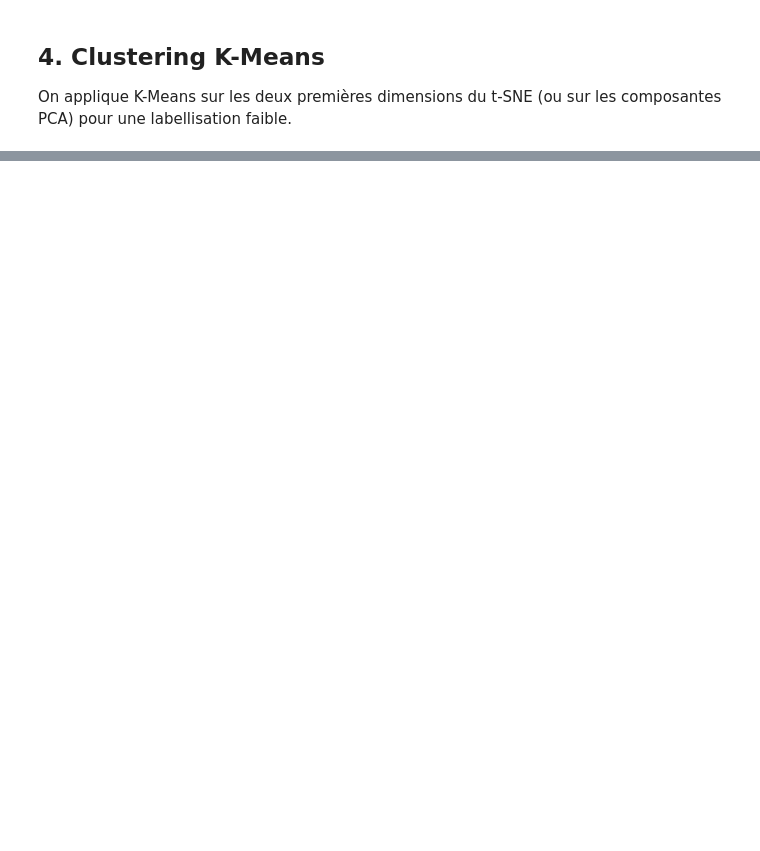
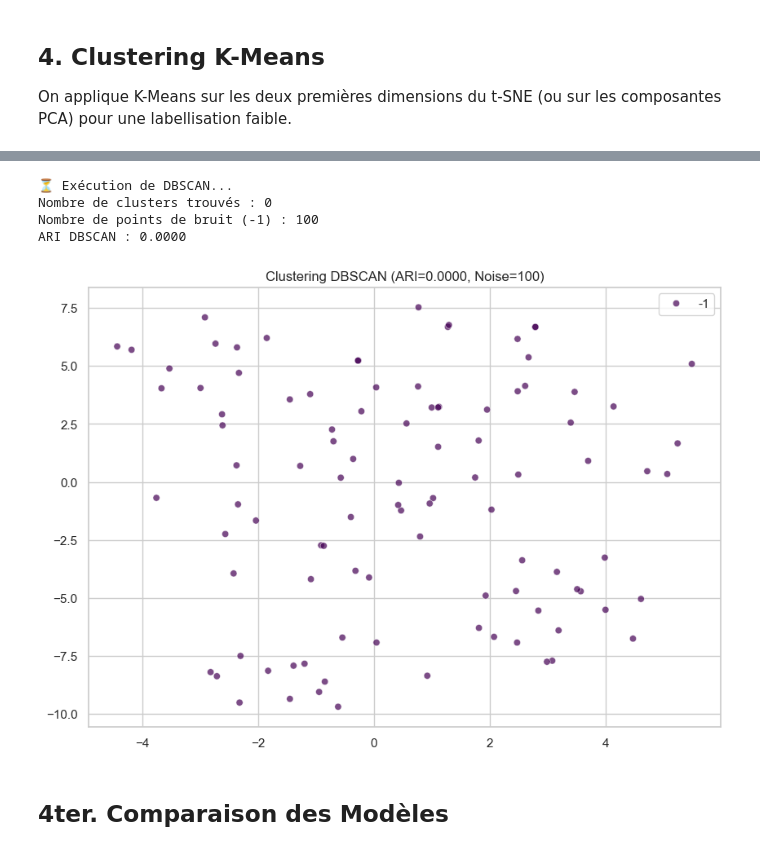
Before and after one commit to AIEngOc2025/BrainScanAi, a Jupyter notebook: notebooks/03_analyse_non_supervisee.ipynb, the cells around one changed output, grey strips where cells are left out. Drawn from its saved outputs; the diff is of its cells as text; code cells hidden in the pictures; blank space fills up the shorter version.

```diff
--- a/notebooks/03_analyse_non_supervisee.ipynb
+++ b/notebooks/03_analyse_non_supervisee.ipynb
@@ -110,0 +195,31 @@ Note : Un score proche de 1 indique un clustering parfait, proche de 0 indique u
+# %%
+# Description de l'action réalisée par ce bloc de code
+from sklearn.cluster import DBSCAN
+
+print("⏳ Exécution de DBSCAN...")
+# Tuning eps (distance) et min_samples
+dbscan = DBSCAN(eps=5.0, min_samples=5)
+dbscan_labels = dbscan.fit_predict(X_labeled_pca)
+
+n_clusters_ = len(set(dbscan_labels)) - (1 if -1 in dbscan_labels else 0)
+n_noise_ = list(dbscan_labels).count(-1)
+
+ari_dbscan = adjusted_rand_score(y_labeled, dbscan_labels)
+
+print(f"Nombre de clusters trouvés : {n_clusters_}")
+print(f"Nombre de points de bruit (-1) : {n_noise_}")
+print(f"ARI DBSCAN : {ari_dbscan:.4f}")
+
+# Visualisation DBSCAN
+plt.figure(figsize=(10, 7))
+sns.scatterplot(x=X_tsne[:, 0], y=X_tsne[:, 1], hue=dbscan_labels, palette='viridis', alpha=0.7)
+plt.title(f"Clustering DBSCAN (ARI={ari_dbscan:.4f}, Noise={n_noise_})")
+plt.show()
+# %% [output]
+⏳ Exécution de DBSCAN...
+Nombre de clusters trouvés : 0
+Nombre de points de bruit (-1) : 100
+ARI DBSCAN : 0.0000
+[figure, added]
+# %% [markdown]
+## 4ter. Comparaison des Modèles
```
Also changed, not shown: parts of 13 cells of this notebook, 3 other files.
